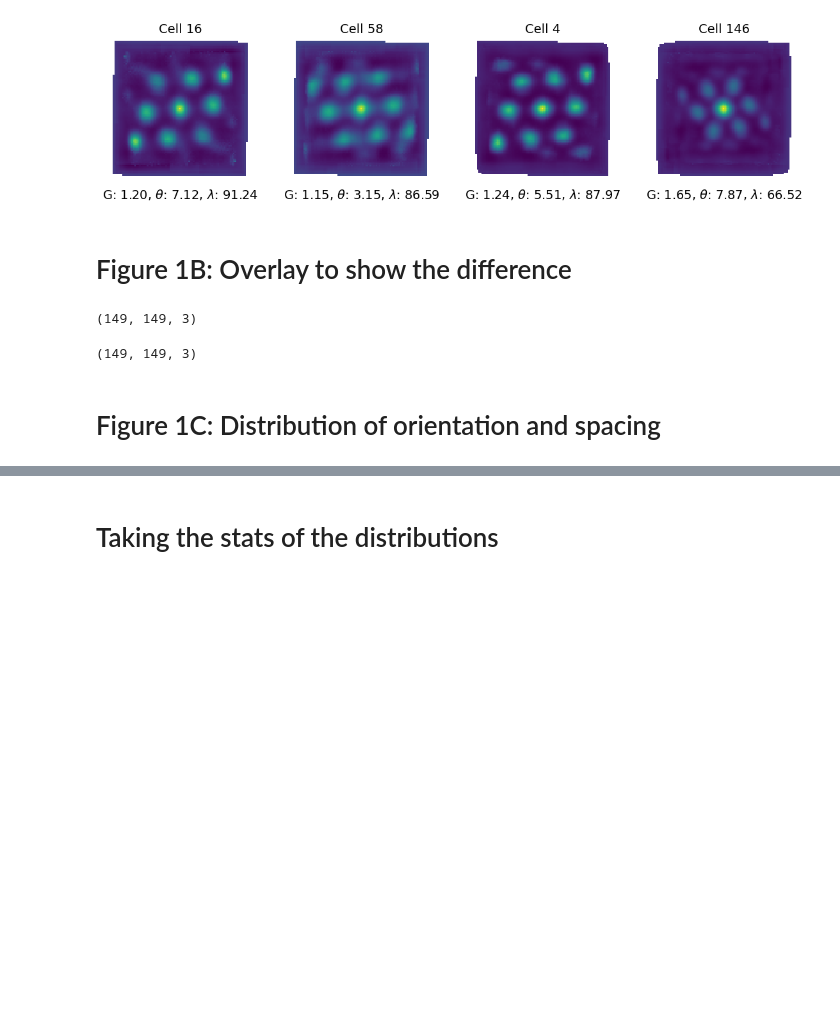
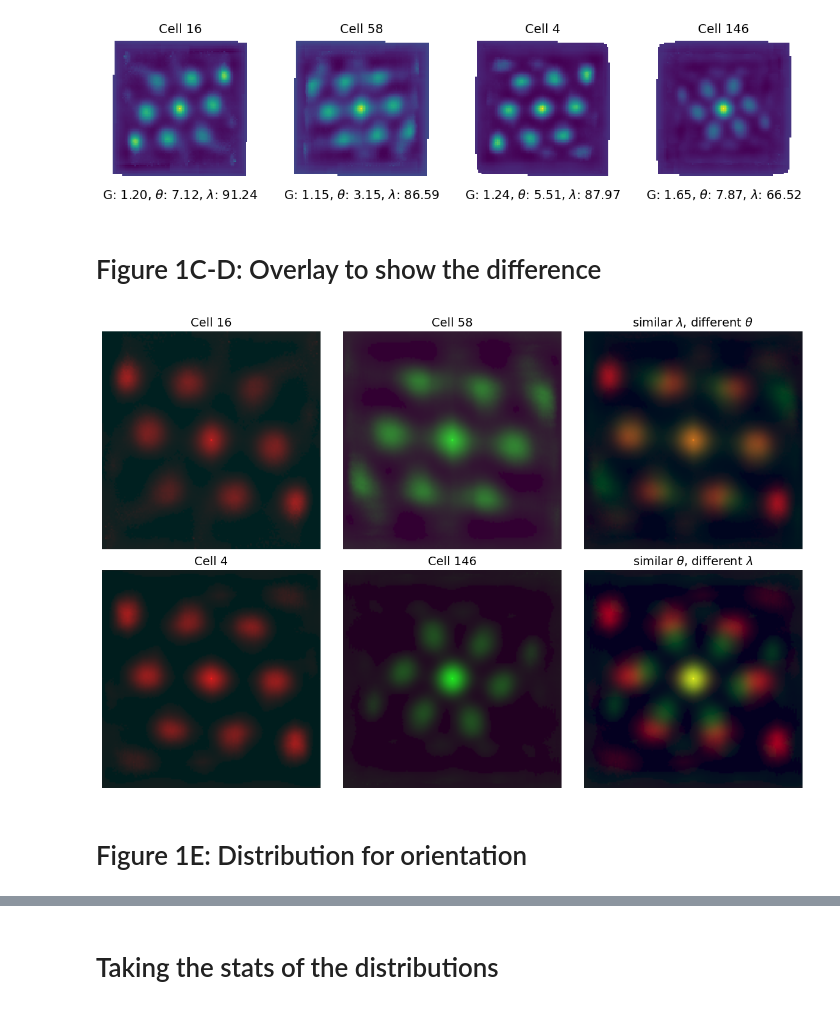
Before and after one commit to ucsb-goard-lab/Robust-Grid-Cell-Variability, a Jupyter notebook: Variability analysis/main-figure-notebooks/figure-1.ipynb, the cells around one changed output, grey strips where cells are left out. Drawn from its saved outputs; the diff is of its cells as text; code cells hidden in the pictures; blank space fills up the shorter version.

```diff
--- a/Variability analysis/main-figure-notebooks/figure-1.ipynb
+++ b/Variability analysis/main-figure-notebooks/figure-1.ipynb
@@ -62,10 +109,8 @@ plt.savefig(fig_directory + '/A_example_sacs_no_hole.png', dpi=1200)
 # %% [output]
 [figure]
 # %% [markdown]
-# Figure 1B: Overlay to show the difference
+# Figure 1C-D: Overlay to show the difference
 # %%
-import cv2
-
 sacs = []
 n_bins = 100
 
@@ -76,70 +121,62 @@ for cell in cells:
 image_1 = np.dstack((sacs[0],np.zeros_like(sacs[0]),np.zeros_like(sacs[0])))[25:-25, 25:-25, :]
 # normalize to 0-1
 image_1 = (image_1 - image_1.min()) / (image_1.max() - image_1.min())
 image_1[image_1<0.05] = 0
 
 image_2 = np.dstack((np.zeros_like(sacs[1]),sacs[1],np.zeros_like(sacs[1])))[25:-25, 25:-25, :]
 image_2 = (image_2 - image_2.min()) / (image_2.max() - image_2.min())
 image_2[image_2<0.05] = 0
 
 image_3 = np.dstack((sacs[2], np.zeros_like(sacs[2]),np.zeros_like(sacs[2])))[25:-25, 25:-25, :]
 image_3 = (image_3 - image_3.min()) / (image_3.max() - image_3.min())
 image_3[image_3<0.05] = 0
 
 image = image_1 + image_2 + image_3
 
 image_4 = np.dstack((np.zeros_like(sacs[3]),sacs[3],np.zeros_like(sacs[3])))[25:-25, 25:-25, :]
 image_4 = (image_4 - image_4.min()) / (image_4.max() - image_4.min())
 image_4[image_4<0.05] = 0
 
 image = image_1 + image_2 + image_3
 
-# fig, axes = plt.subplots(2, 3, figsize=(14, 8))
-#
-# axes[0,0].imshow(image_1)
-# axes[0,1].imshow(image_2)
-# axes[0,2].imshow(image)
-# axes[1,0].imshow(image_3)
-# axes[1,1].imshow(image_4)
-# axes[1,2].imshow(image_3 + image_4)
+image_to_plot = [image_1, image_2, image, image_3, image_4, image_3 + image_4]
 
-image_to_plot = [image_1, image_2, image, image_3, image_4, image_3 + image_4]
-i = 1
-for im in image_to_plot:
-    # _, ax = plt.subplots(1, 1, figsize=(5, 8))
+# Create a subplot with 2 rows and 3 columns
+fig, axes = plt.subplots(2, 3, figsize=(12, 8))
+axes = axes.flatten()  # Flatten the axes array for easier indexing
 
-    # convert rgb to 8-bit
-    # Convert the image to 8-bit format
+for i, im in enumerate(image_to_plot):
     # scale im to be between 0 and 1
     im = (im - im.min()) / (im.max() - im.min())
 
     image_8bit = cv2.normalize(im, None, 0, 255, cv2.NORM_MINMAX).astype(np.uint8)
     gray_image = cv2.cvtColor(image_8bit, cv2.COLOR_BGR2GRAY)
-    fig_name = '/B_example_sacs_2_no_hole_' + str(i) + '.png'
-    cv2.imwrite(fig_directory + fig_name, gray_image)
+    fig_name = '/B_example_sacs_2_no_hole_' + str(i+1) + '.png'
+    # cv2.imwrite(fig_directory + fig_name, gray_image)
 
-    # ax.axis('off')
-    # ax.imshow(im)
-    # # save them with different names
-    #
-    # # plt.savefig(fig_directory + fig_name, dpi=1200)
-    # plt.close()
-    i += 1
+    axes[i].axis('off')
+    axes[i].imshow(im)
 
-# for ax in axes.flatten():
-#     ax.axis('off')
-#
-# plt.savefig(fig_directory + '/B_example_sacs_2_no_hole.png', dpi=1200)
+    # Add titles to the subplots
+    if i == 0:
+        axes[i].set_title(f'Cell {cells[0]}', fontsize=14)
+    elif i == 1:
+        axes[i].set_title(f'Cell {cells[1]}', fontsize=14)
+    elif i == 2:
+        axes[i].set_title(r"similar $\lambda$, different $\theta$", fontsize=14)
+    elif i == 3:
+        axes[i].set_title(f'Cell {cells[2]}', fontsize=14)
+    elif i == 4:
+        axes[i].set_title(f'Cell {cells[3]}', fontsize=14)
+    elif i == 5:
+        axes[i].set_title(r"similar $\theta$, different $\lambda$", fontsize=14)
+
+plt.tight_layout()
+plt.show()
+# %% [output]
+[figure, added]
-# %%
-print(im.shape)
-# %% [output]
-(149, 149, 3)
-# %%
-print(np.shape(image))
-# %% [output]
-(149, 149, 3)
 # %% [markdown]
-# Figure 1C: Distribution of orientation and spacing
+# Figure 1E: Distribution for orientation
 # %%
 # Filter out 'None' entries from the data
 filtered_orientation = [x for x in G.orientation if x is not None]
```
Also changed, not shown: parts of 16 cells of this notebook.
